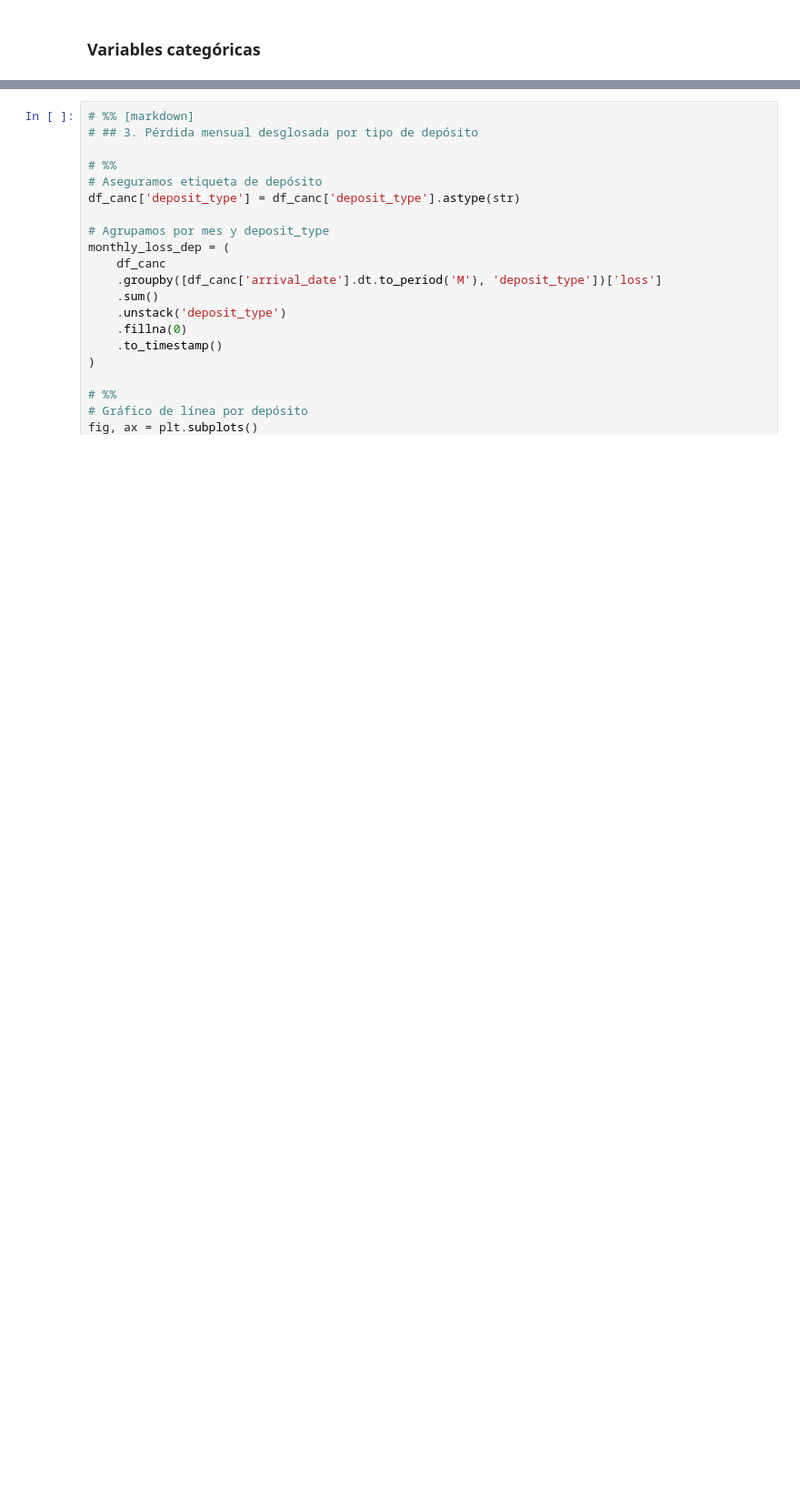
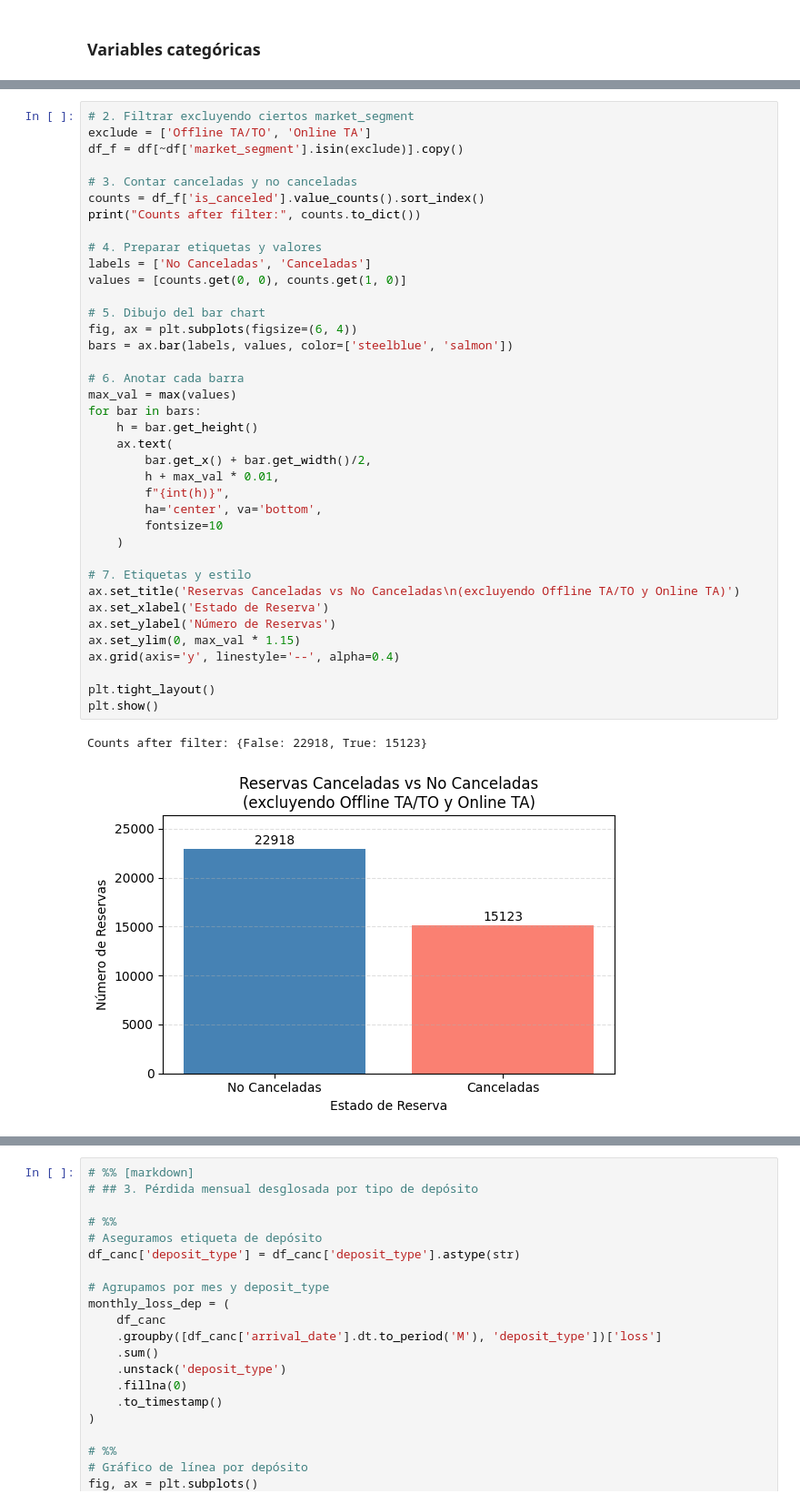
Before and after one commit to GuillermoDuMa/Reboot-Academy-Project-2-Hotel-Bookings, a Jupyter notebook: EDA-guillermo.ipynb, the cells around one changed output, grey strips where cells are left out. Shown at 91% size. Drawn from its saved outputs; the diff is of its cells as text; blank space fills up the shorter version.

```diff
--- a/EDA-guillermo.ipynb
+++ b/EDA-guillermo.ipynb
@@ -1163 +488,42 @@ Chi² = 2286.54, p-valor = 0.0000 → Significativo
 Chi² = 27312.75, p-valor = 0.0000 → Significativo
+# %%
+# 2. Filtrar excluyendo ciertos market_segment
+exclude = ['Offline TA/TO', 'Online TA']
+df_f = df[~df['market_segment'].isin(exclude)].copy()
+
+# 3. Contar canceladas y no canceladas
+counts = df_f['is_canceled'].value_counts().sort_index()
+print("Counts after filter:", counts.to_dict())
+
+# 4. Preparar etiquetas y valores
+labels = ['No Canceladas', 'Canceladas']
+values = [counts.get(0, 0), counts.get(1, 0)]
+
+# 5. Dibujo del bar chart
+fig, ax = plt.subplots(figsize=(6, 4))
+bars = ax.bar(labels, values, color=['steelblue', 'salmon'])
+
+# 6. Anotar cada barra
+max_val = max(values)
+for bar in bars:
+    h = bar.get_height()
+    ax.text(
+        bar.get_x() + bar.get_width()/2,
+        h + max_val * 0.01,
+        f"{int(h)}",
+        ha='center', va='bottom',
+        fontsize=10
+    )
+
+# 7. Etiquetas y estilo
+ax.set_title('Reservas Canceladas vs No Canceladas\n(excluyendo Offline TA/TO y Online TA)')
+ax.set_xlabel('Estado de Reserva')
+ax.set_ylabel('Número de Reservas')
+ax.set_ylim(0, max_val * 1.15)
+ax.grid(axis='y', linestyle='--', alpha=0.4)
+
+plt.tight_layout()
+plt.show()
+# %% [output]
+Counts after filter: {False: 22918, True: 15123}
+[figure, added]
```
Also changed, not shown: parts of 43 cells of this notebook.
